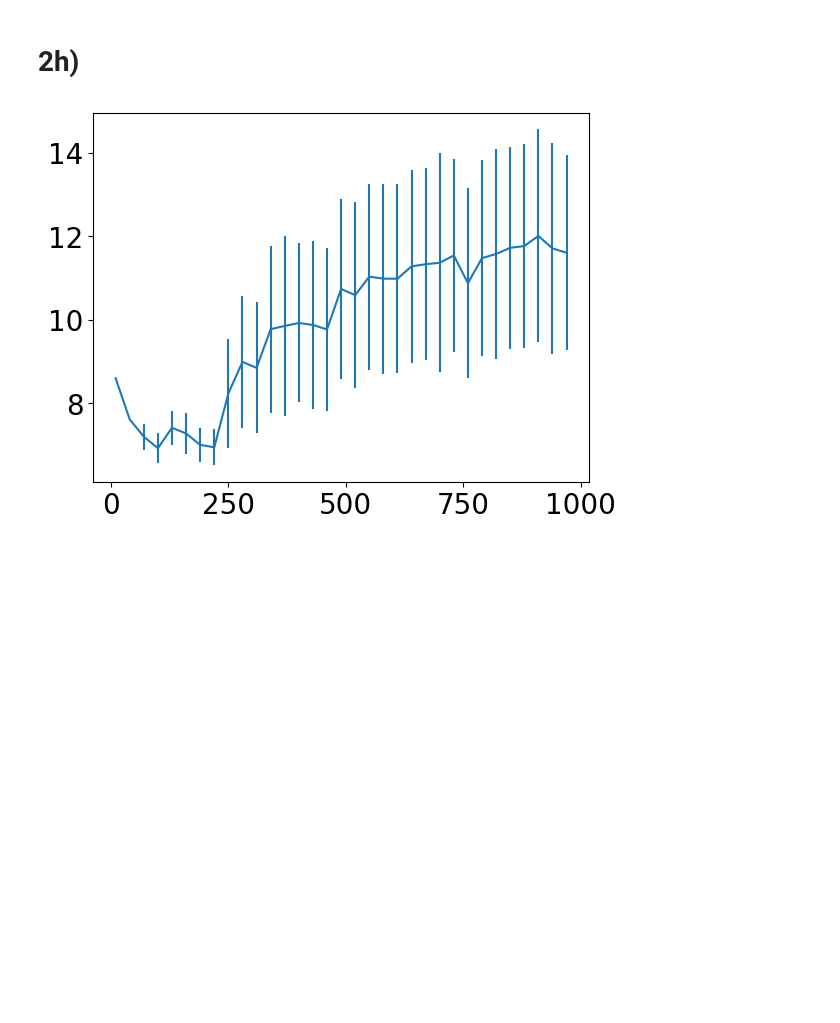
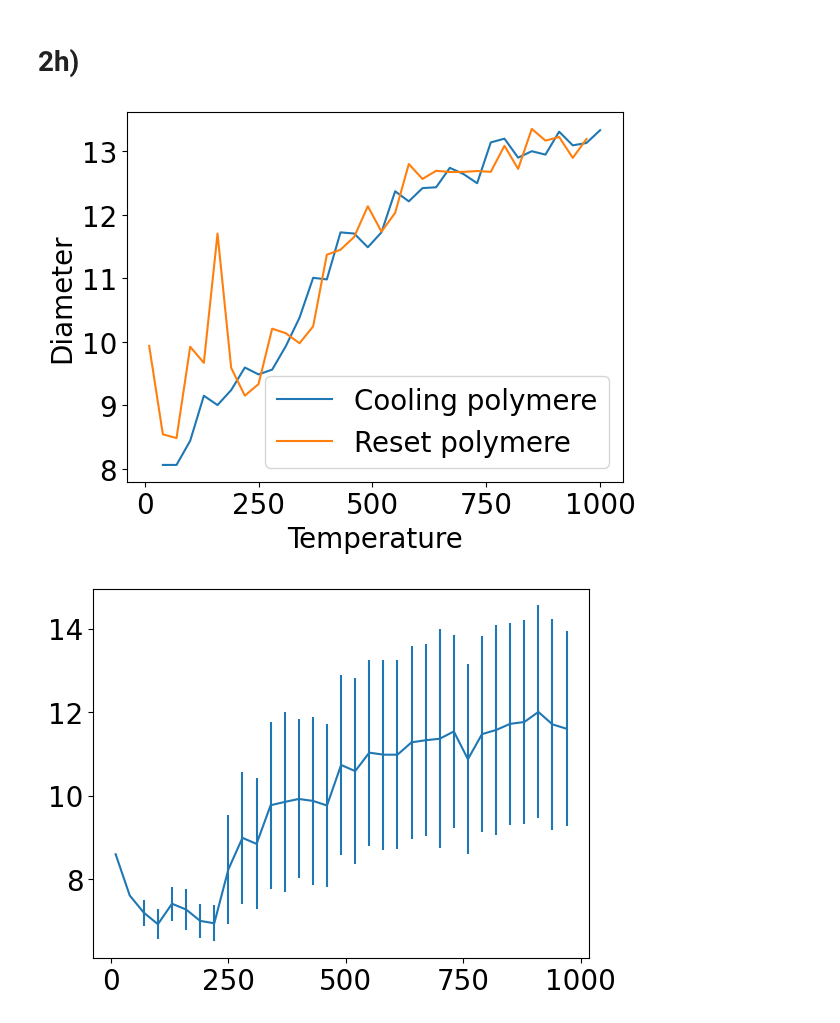
Before and after one commit to OliverRuden/TMA4320-scientific-computing, a Jupyter notebook: VitBerBioFysikk.ipynb, the cells around one changed output. Saved outputs shown, nothing was run; the diff lists cells and outputs as text; code cells hidden in the pictures; blank space fills up the shorter version.

```diff
--- a/VitBerBioFysikk.ipynb
+++ b/VitBerBioFysikk.ipynb
@@ -570,32 +573,64 @@ plotExpectedAndSTDDiameter(lowTemp=10, highTemp=1000, TempStep=30, Ns=3000, N=30
 # %% [markdown]
 # 2h)
 # %%
-def computeAverageDiameterAndSTDDownwardsVersion(polymer, V, T, Ns=1500):
+def computeAverageDiameterAndSTDDownwardsVersion(polymer, V, T, Ns=1500): # Same function as above, just where we reuse the polymere
     polymer,_,diameter = metropolisalgoritmen(polymer, V, Ns, T, includeDiamter=True)
     importantDiameter = diameter[1000:]
-    return polymer, np.average(importantDiameter), np.std(importantDiameter, ddof=1)
+    return polymer, np.average(importantDiameter) # Returns the new polymer and diameter
 
-def plotExpectedAndSTDDiameterDownwardsVersion(lowTemp, highTemp, TempStep, Ns=1500, N=30):
+def getExpectedAndSTDDiameterDownwardsVersionArray(lowTemp, highTemp, tempStep, Ns, N): # Similar to previously, just with reusing of polymer
 
-    polymer = createPolymer(N)
+    polymer = createPolymer(N)  #Creating the polymere
 
+    """
+    Creating a random symmetrical matrix with values between -6*10**(-21) and -2*10**(-21)
+    """
     V = np.zeros((N,N))
     for i in range(N):
         for j in range(i-1):
           V[i,j]=(np.random.uniform(-6,-2))*10**(-21)
 
     V=V+V.transpose()
 
-    TempArray = np.arange(highTemp,lowTemp,-TempStep)
-    expectedValue, standardDeviation = np.zeros(len(TempArray)), np.zeros(len(TempArray))
 
-    for temp_index in range(len(TempArray)):
-        polymer, expectedValue[temp_index], standardDeviation[temp_index] = computeAverageDiameterAndSTDDownwardsVersion(polymer, V, TempArray[temp_index], Ns)
-    plt.errorbar(TempArray, expectedValue, yerr = standardDeviation)
+    tempArray = np.arange(highTemp,lowTemp,-tempStep) #Creating a temperature array
+
+    """
+    Finding the expected diameter of the polymer at the given tempeartures
+    """
+    expectedValue = np.zeros(len(tempArray))
+    for index in range(len(tempArray)):
+        polymer, expectedValue[index]= computeAverageDiameterAndSTDDownwardsVersion(polymer, V, tempArray[index], Ns)
+
+
+    return tempArray, expectedValue
+
+def plotComparisonDownwardsAndReset(lowTemp, highTemp, tempStep, Ns = 1500, N = 30):
+    """
+    Plot the expected diameter as a function of temperature where one simulates a cooling process, and thus start at a high temperature and reuse
+    the old polymer for the new simulation
+    """
+    tempArray, expectedValue = getExpectedAndSTDDiameterDownwardsVersionArray(lowTemp, highTemp, tempStep, Ns, N)
+    plt.plot(tempArray, expectedValue, label = "Cooling polymer")
+
+    """
+    Plot of the expected diameter as a function of temperature where the polymer is reset to the default position for each simulation
+    """
+    tempArrayReset, expectedValueReset, standardDeviationReset = getExpectedAndSTDDiameterArray(lowTemp, highTemp, tempStep, Ns, N)
+    plt.plot(tempArrayReset, expectedValueReset, label = "Reset polymer")
+
+    """
+    Fixing the appearance of the plot
+    """
+    plt.legend()
+    plt.xlabel("Temperature")
+    plt.ylabel("Diameter")
     plt.show()
 
-# plotExpectedAndSTDDiameter(lowTemp=10, highTemp=1000, TempStep=100, Ns=1500, N=10)
-%timeit plotExpectedAndSTDDiameterDownwardsVersion(lowTemp=10, highTemp=1000, TempStep=30, Ns=3000, N=30)
+plotComparisonDownwardsAndReset(lowTemp=10, highTemp=1000, tempStep=30, Ns=3000, N=30)
+#%timeit plotExpectedAndSTDDiameterDownwardsVersion(lowTemp=10, highTemp=1000, tempStep=30, Ns=3000, N=30)
+# %% [output]
+[figure, added]
 # %%
 def computeAverageDiameterAndSTDUpwardsVersion(polymer, V, T, Ns=1500):
     polymer,_,diameter = metropolisalgoritmen(polymer, V, Ns, T, includeDiamter=True)
```
Also changed, not shown: parts of 1 cell of this notebook.
